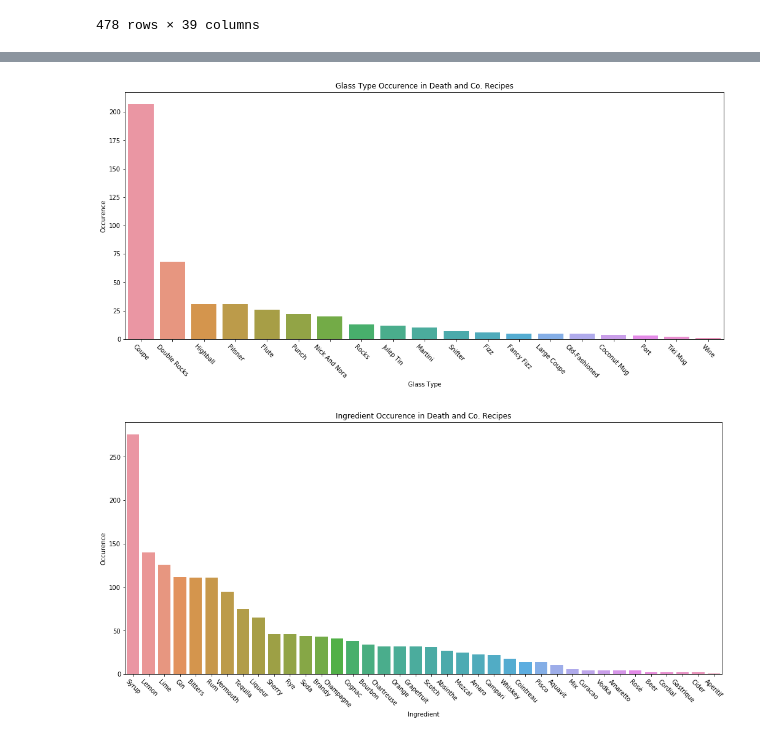
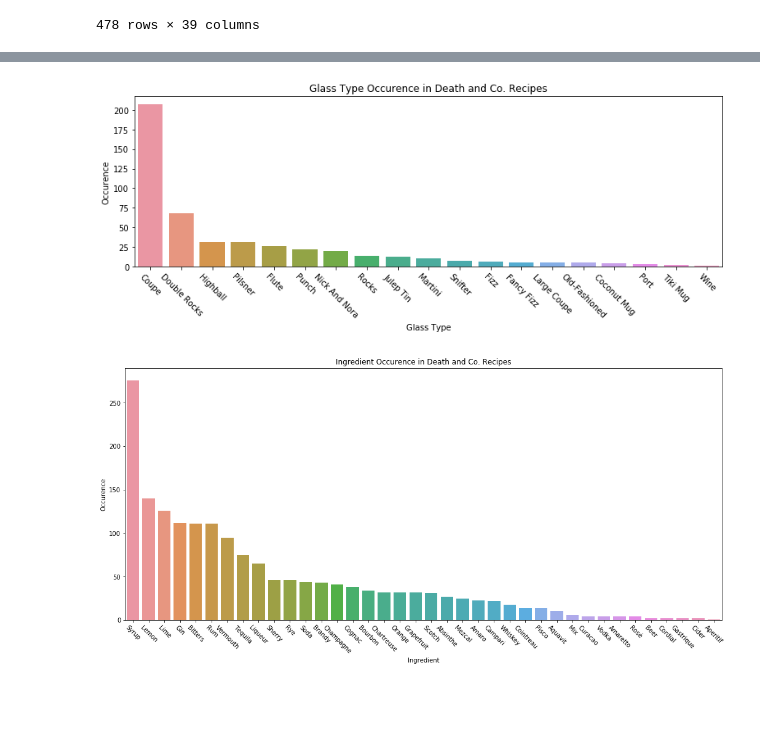
Before and after one commit to cole-khamnei/death_and_co_recipes, a Jupyter notebook: death_and_co_recipe_finder.ipynb, the cells around one changed output, grey strips where cells are left out. Cells and saved outputs as stored; diff of their text form; code cells hidden in the pictures; blank space fills up the shorter version.

```diff
--- a/death_and_co_recipe_finder.ipynb
+++ b/death_and_co_recipe_finder.ipynb
@@ -151,17 +177,17 @@ import seaborn as sns
 # %%
 glass_counts = death_and_co_recipe_finder.ORIGINAL_RECIPES.groupby(by="Glass",
                                                                    axis=0).count().Name.sort_values(ascending=False)
 
-fig, ax = plt.subplots(figsize=(16, 8))
+fig, ax = plt.subplots(figsize=(12, 5))
 sns.barplot(x=glass_counts.index.tolist(), y=glass_counts.values)
 ax.set_xticklabels(ax.get_xticklabels(), rotation = -45)
 ax.set_xlabel("Glass Type")
 ax.set_ylabel("Occurence")
 ax.set_title("Glass Type Occurence in Death and Co. Recipes")
 fig.tight_layout(rect=(0.05, 0.05, 0.95, 0.95))
-fig.savefig("plots/glass_occurences.png", dpi=500)
+fig.savefig("plots/glass_occurences.png", dpi=100)
 # %% [output]
-[figure, old version]
+[figure, new version]
 # %%
 ingredient_counts = defaultdict(lambda : 0)
 
```
Also changed, not shown: parts of 4 cells of this notebook, 2 other files.
